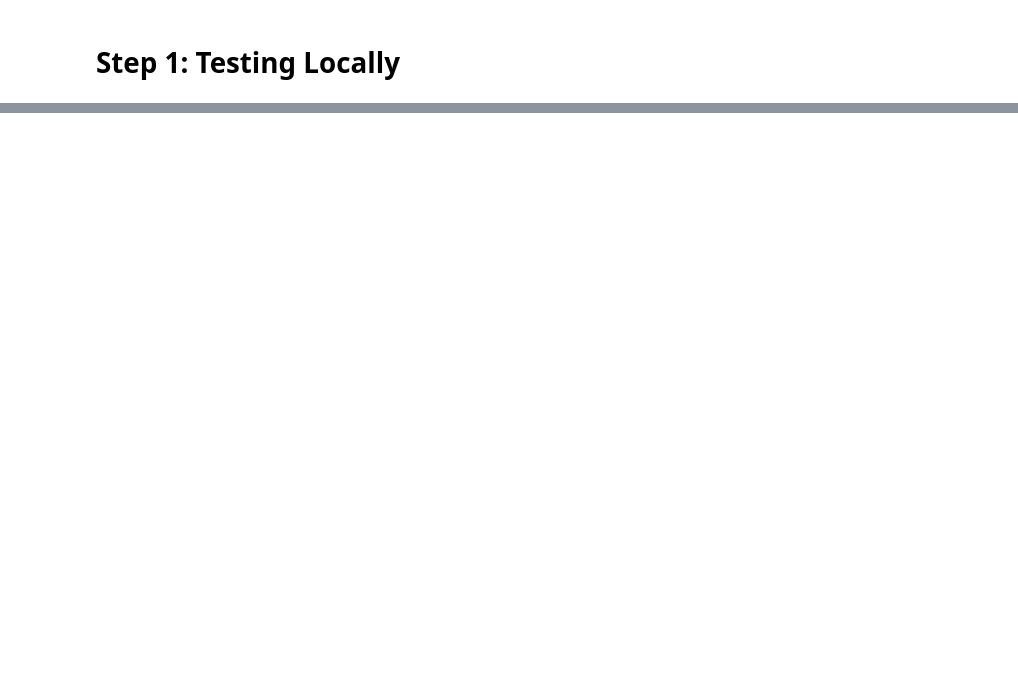
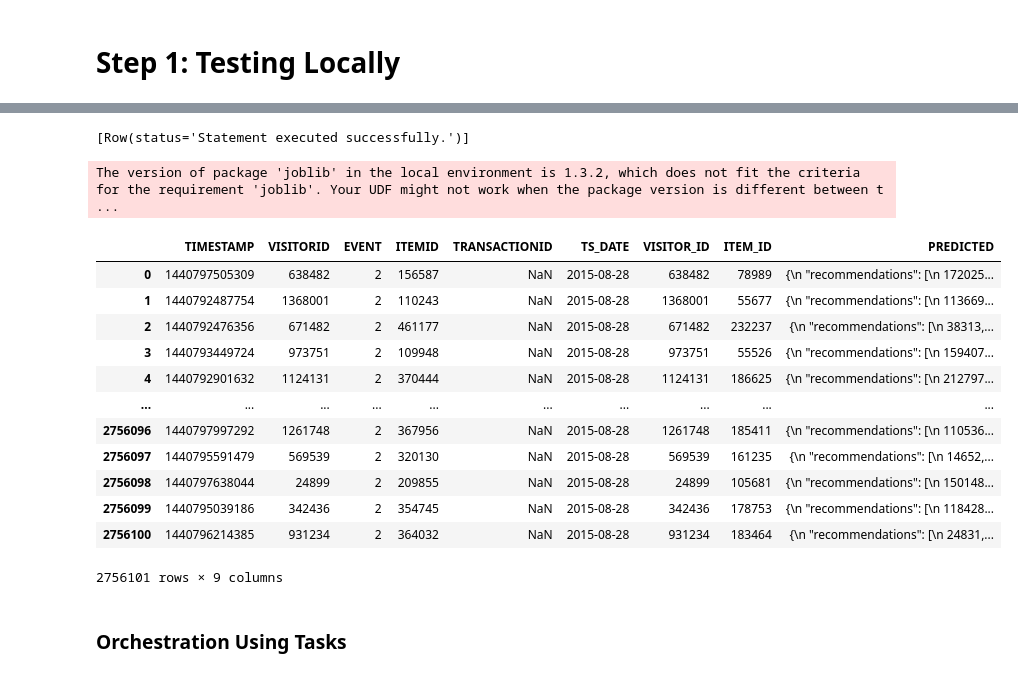
Before and after one commit to sfc-gh-skhara/skhara-demos, a Jupyter notebook: Recommendation Engine/Collaborative Filtering with ALS/01_collaborative_filtering_code.ipynb, the cells around one changed output, grey strips where cells are left out. Cells and saved outputs as stored; diff of their text form; code cells hidden in the pictures; blank space fills up the shorter version.

Commit message:
TS Forecasting + Colab Filtering

```diff
--- a/Recommendation Engine/Collaborative Filtering with ALS/01_collaborative_filtering_code.ipynb
+++ b/Recommendation Engine/Collaborative Filtering with ALS/01_collaborative_filtering_code.ipynb
@@ -151,0 +219,11 @@ print(recommended[0][0:10])
+# %%
+model2 = joblib.load('als_model.joblib')
+# Load user_id_dict
+with open('user_id_dict.json', 'r') as file:
+    user_id_dict2 = json.load(file)
+
+# Load item_id_dict
+with open('item_id_dict.json', 'r') as file:
+    item_id_dict2 = json.load(file)
+
+sparse_user_item2 = load_npz('sparse_user_item.npz')
@@ -264,0 +413,12 @@ task1.execute()
+# %%
+# Registering the function as a Stored Procedure
+sproc_model_train = session.sproc.register(func=model_train,
+                                           name='ALS_MODEL_TRAIN',
+                                           is_permanent=True,
+                                           replace=True,
+                                           stage_location='@ML_MODELS',
+                                           packages=["snowflake-snowpark-python","snowflake-ml-python", "joblib",
+                                                     "regex", "scipy", "implicit==0.6.2", "numpy==1.23.5"])
+# %%
+table_name = 'RECOMMENDER_SYSTEMS.COLLABORATIVE_FILTERING_ALS.EVENTS_DATA_CLEANED'
+sproc_model_train(session, table_name)
@@ -264,0 +555,45 @@ task1.execute()
+# %%
+session.sql('USE WAREHOUSE SSK_RESEARCH').collect()
+# %% [output]
+[Row(status='Statement executed successfully.')]
+# %%
+# Register UDF
+udf_als = session.udf.register(func=udf_als_score,
+                               name="ALS_COLAB_FILTERING",
+                               stage_location='@ML_MODELS',
+                               replace=True,
+                               is_permanent=True,
+                               imports=['@ML_MODELS/TRAIN_OUTPUT/als_model.joblib',
+                                        '@ML_MODELS/TRAIN_OUTPUT/sparse_user_item.npz'],
+                               packages=["snowflake-snowpark-python","snowflake-ml-python", "joblib",
+                                         "regex", "scipy", "implicit==0.6.2", "numpy==1.23.5"],
+                               session=session)
+# %% [output]
+The version of package 'joblib' in the local environment is 1.3.2, which does not fit the criteria for the requirement 'joblib'. Your UDF might not work when the package version is different between t ...
+# %%
+snowdf_test = session.table('RECOMMENDER_SYSTEMS.COLLABORATIVE_FILTERING_ALS.EVENTS_DATA_CLEANED')
+feature_cols = ['VISITORID','VISITOR_ID']
+
+test_sdf_w_preds = snowdf_test.with_column('PREDICTED',
+                                           F.call_udf("ALS_COLAB_FILTERING", [F.col(c) for c in feature_cols]))
+
+test_sdf_w_preds.write.mode("overwrite").save_as_table("RECOMMENDATIONS_OUTPUT")
+# %%
+local_df = test_sdf_w_preds.to_pandas()
+local_df
+# %% [output]
+|  | TIMESTAMP | VISITORID | EVENT | ITEMID | TRANSACTIONID | TS_DATE | VISITOR_ID | ITEM_ID | PREDICTED |
+| 0 | 1440797505309 | 638482 | 2 | 156587 | NaN | 2015-08-28 | 638482 | 78989 | {\n "recommendations": [\n 172025... |
+| 1 | 1440792487754 | 1368001 | 2 | 110243 | NaN | 2015-08-28 | 1368001 | 55677 | {\n "recommendations": [\n 113669... |
+| 2 | 1440792476356 | 671482 | 2 | 461177 | NaN | 2015-08-28 | 671482 | 232237 | {\n "recommendations": [\n 38313,... |
+| 3 | 1440793449724 | 973751 | 2 | 109948 | NaN | 2015-08-28 | 973751 | 55526 | {\n "recommendations": [\n 159407... |
+| 4 | 1440792901632 | 1124131 | 2 | 370444 | NaN | 2015-08-28 | 1124131 | 186625 | {\n "recommendations": [\n 212797... |
+| ... | ... | ... | ... | ... | ... | ... | ... | ... | ... |
+| 2756096 | 1440797997292 | 1261748 | 2 | 367956 | NaN | 2015-08-28 | 1261748 | 185411 | {\n "recommendations": [\n 110536... |
+| 2756097 | 1440795591479 | 569539 | 2 | 320130 | NaN | 2015-08-28 | 569539 | 161235 | {\n "recommendations": [\n 14652,... |
+| 2756098 | 1440797638044 | 24899 | 2 | 209855 | NaN | 2015-08-28 | 24899 | 105681 | {\n "recommendations": [\n 150148... |
+| 2756099 | 1440795039186 | 342436 | 2 | 354745 | NaN | 2015-08-28 | 342436 | 178753 | {\n "recommendations": [\n 118428... |
+| 2756100 | 1440796214385 | 931234 | 2 | 364032 | NaN | 2015-08-28 | 931234 | 183464 | {\n "recommendations": [\n 24831,... |
+2756101 rows × 9 columns
+# %% [markdown]
+### Orchestration Using Tasks
```
Also changed, not shown: parts of 44 cells of this notebook, 9 other files.
